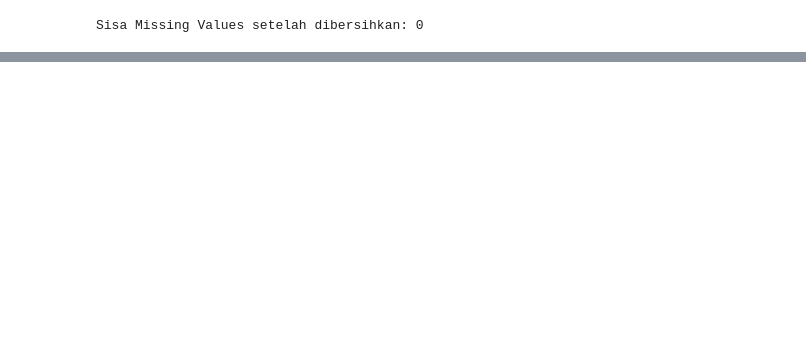
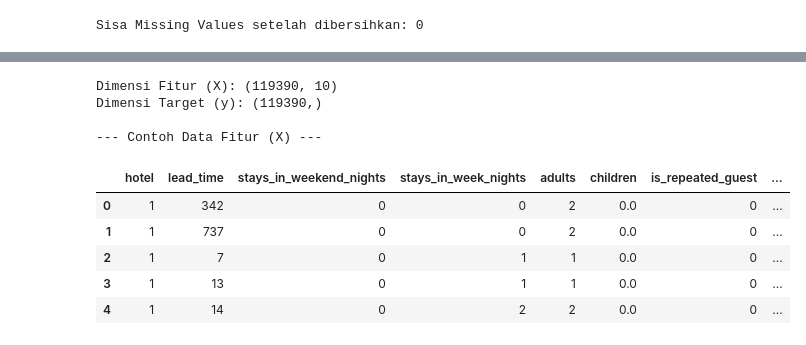
Before and after one commit to AlfawaidAlfa22/klasifikasi-hotel-booking-alfawaid, a Jupyter notebook: hotel booking demand.ipynb, the cells around one changed output, grey strips where cells are left out. Saved outputs shown, nothing was run; the diff lists cells and outputs as text; code cells hidden in the pictures; blank space fills up the shorter version.

```diff
--- a/hotel booking demand.ipynb
+++ b/hotel booking demand.ipynb
@@ -128,0 +198,28 @@ display(df.head(100))
+# %%
+# 1. Menentukan Variabel Fitur (X) / Prediktor
+features = ['hotel', 'lead_time', 'stays_in_weekend_nights', 'stays_in_week_nights',
+            'adults', 'children', 'is_repeated_guest', 'previous_cancellations',
+            'booking_changes', 'adr']
+
+X = df_model[features]
+
+# 2. Menentukan Variabel Target (y)
+y = df_model['is_canceled']
+
+# 3. Menampilkan dimensi X dan y serta 5 baris pertama X
+print("Dimensi Fitur (X):", X.shape)
+print("Dimensi Target (y):", y.shape)
+
+print("\n--- Contoh Data Fitur (X) ---")
+display(X.head())
+# %% [output]
+Dimensi Fitur (X): (119390, 10)
+Dimensi Target (y): (119390,)
+
+--- Contoh Data Fitur (X) ---
+|  | hotel | lead_time | stays_in_weekend_nights | stays_in_week_nights | adults | children | is_repeated_guest | ... |
+| 0 | 1 | 342 | 0 | 0 | 2 | 0.0 | 0 | ... |
+| 1 | 1 | 737 | 0 | 0 | 2 | 0.0 | 0 | ... |
+| 2 | 1 | 7 | 0 | 1 | 1 | 0.0 | 0 | ... |
+| 3 | 1 | 13 | 0 | 1 | 1 | 0.0 | 0 | ... |
+| 4 | 1 | 14 | 0 | 2 | 2 | 0.0 | 0 | ... |
```
Also changed, not shown: parts of 23 cells of this notebook, 1 other file.
